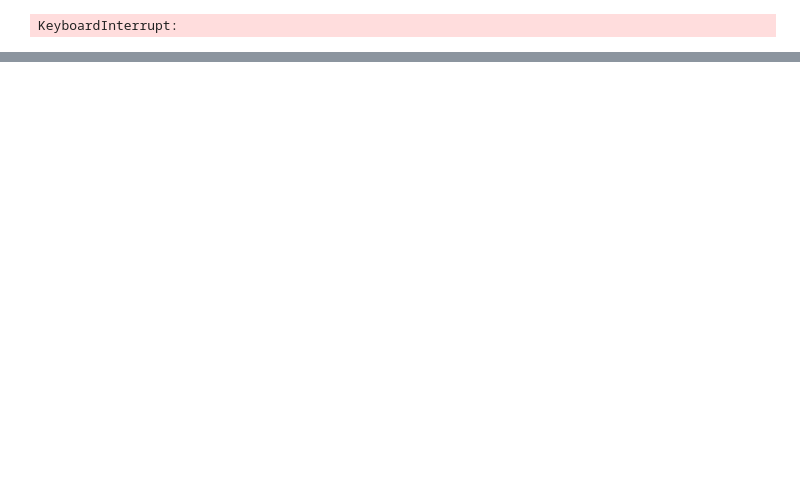
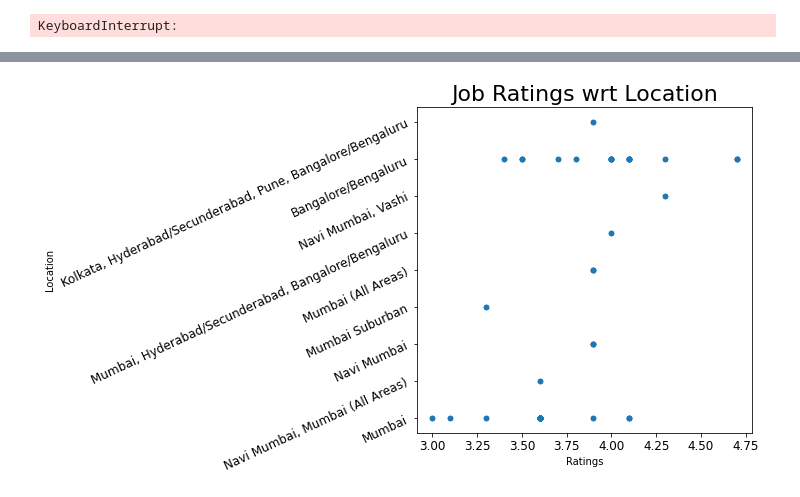
Before and after one commit to MihirMalani1712/SE_PROJECT, a Jupyter notebook: scraper.ipynb, the cells around one changed output, grey strips where cells are left out. Cells and saved outputs as stored; diff of their text form; code cells hidden in the pictures; blank space fills up the shorter version.

```diff
--- a/scraper.ipynb
+++ b/scraper.ipynb
@@ -102,0 +108,9 @@ df.to_csv("./scraped_data.csv",index=False)
+# %%
+dataframe = pd.read_csv("./scraped_data.csv")
+dataframe.plot.scatter(x = 'Ratings', y = 'Location', figsize=(6,6), fontsize=12)
+plt.yticks(rotation=25, ha='right')
+plt.title("Job Ratings wrt Location", fontsize=22)
+plt.savefig("JobRatings.png", facecolor='white', bbox_inches='tight')
+plt.show()
+# %% [output]
+[figure, added]
```
Also changed, not shown: parts of 8 cells of this notebook.
